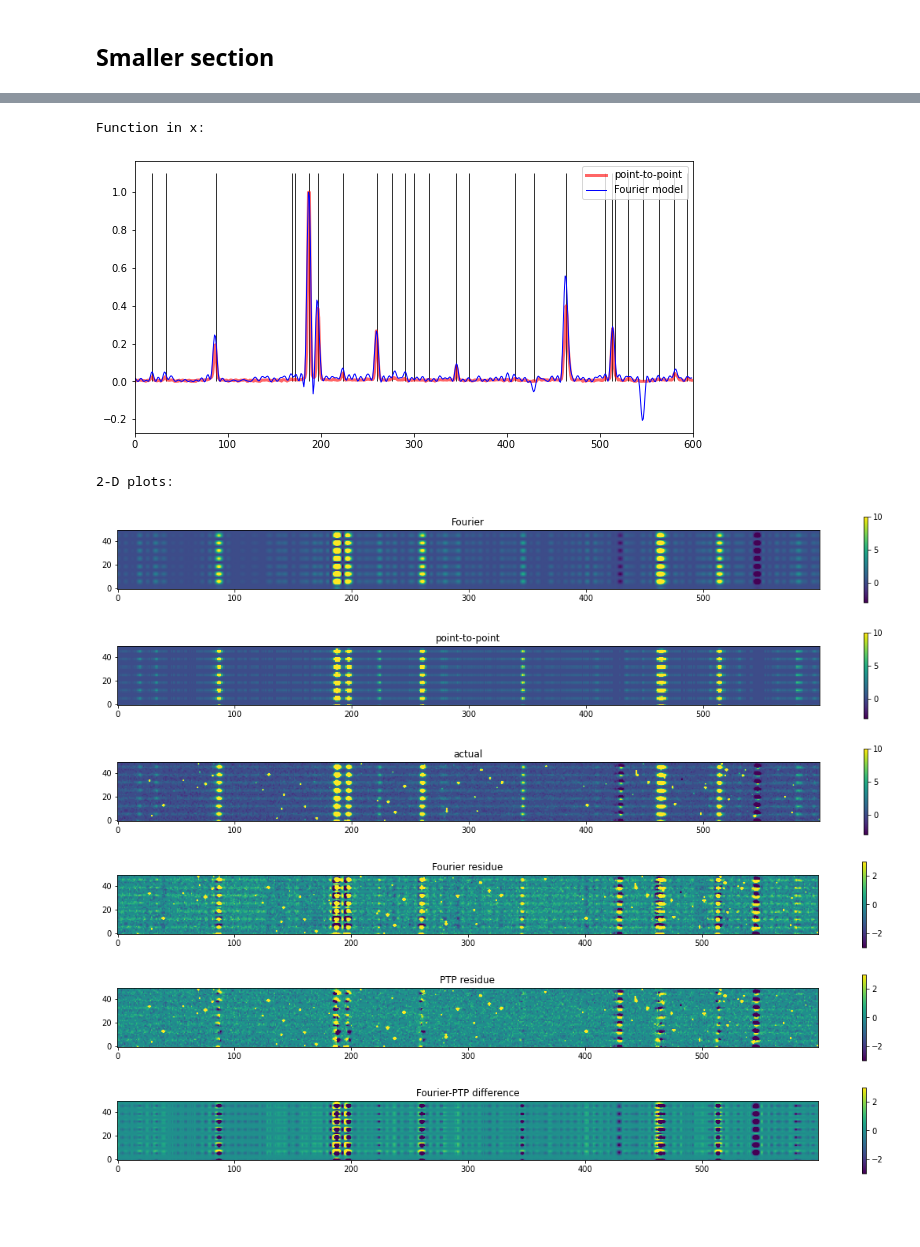
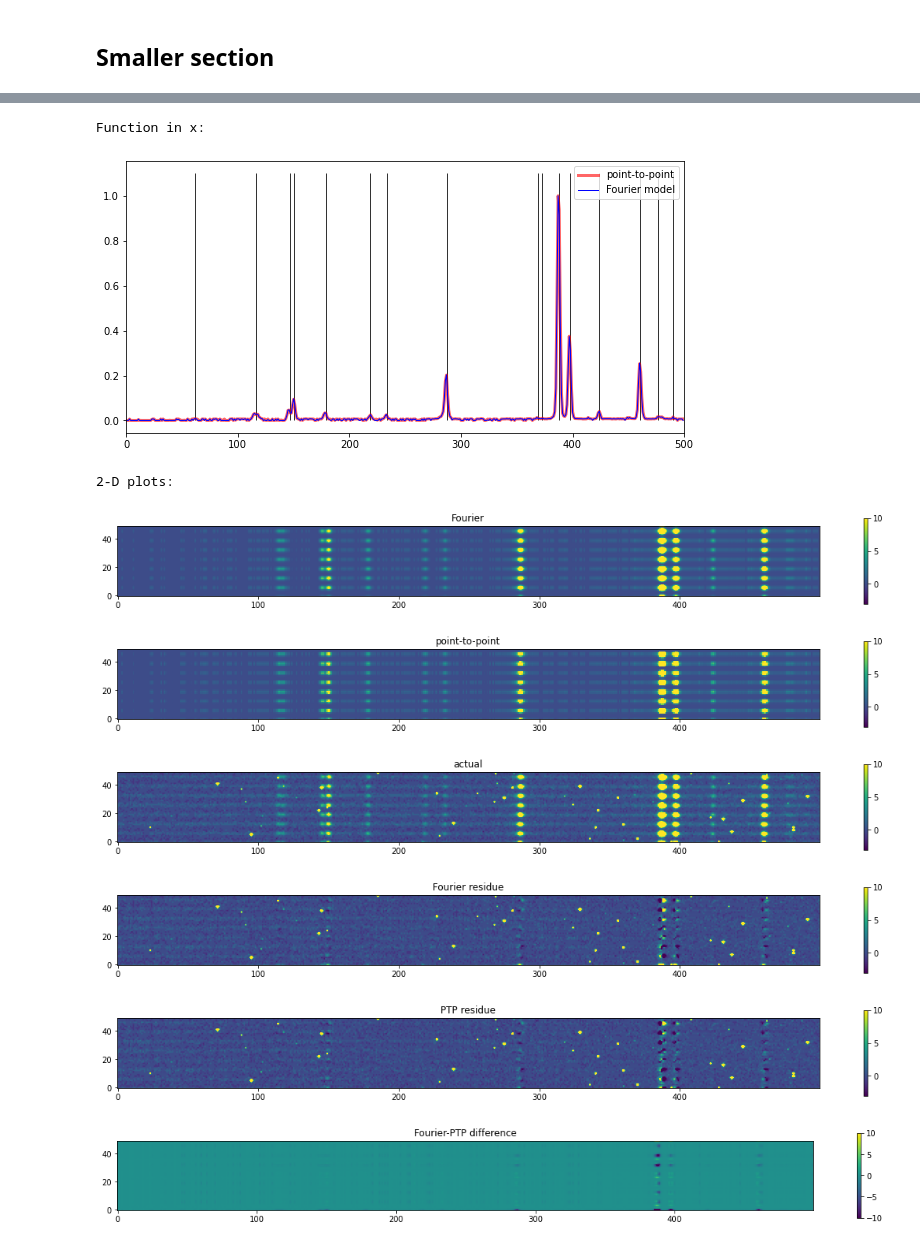
Before and after one commit to krlodeleon/spectro, a Jupyter notebook: testing_parametrized_outer_product.ipynb, the cells around one changed output, grey strips where cells are left out. Saved outputs shown, nothing was run; the diff lists cells and outputs as text; code cells hidden in the pictures; blank space fills up the shorter version.

```diff
--- a/testing_parametrized_outer_product.ipynb
+++ b/testing_parametrized_outer_product.ipynb
@@ -241,7 +247,7 @@ def minimize_ptp(data, init_guess, tol, n_it):
 # %%
 def fourier_design(x_array, n_freq):
     'In (column) list, cosines followed sines.'
-    assert 2*n_freq < len(x_array)
+#     assert 2*n_freq < len(x_array)
 
     L = np.max(x_array) - np.min(x_array)
     k0 = 2*np.pi/L
@@ -639,8 +667,8 @@ xpix_chipnum1 = [11.83,
 # %% [markdown]
 ## Smaller section
 # %%
-west_end = 1300
-east_end = 1900
+west_end = 1100
+east_end = 1600
 apogee_span = east_end - west_end
 
 data_actual = UNe_arc[0].data[1650:1700,west_end:east_end]
@@ -690,0 +719,26 @@ Time elapsed is 150.60824966430664. Iterations: 5.
+# %%
+### Fourier ###
+
+# Constructing grid points
+xs = np.arange(len(data_actual[0]))
+ys = np.arange(len(data_actual[:,0]))
+
+xxs, yys = np.meshgrid(xs,ys)
+xxs_flat = xxs.flatten()
+yys_flat = yys.flatten()
+
+# Uncomment for Fourier fit
+n_freq_x = int(len(data_actual[0])/2)
+n_freq_y = int(len(data_actual)/2)
+x_len = 2*n_freq_x - 1
+y_len = 2*n_freq_y - 1
+design_x = fourier_design(xxs_flat,n_freq_x)
+design_y = fourier_design(yys_flat,n_freq_y)
+
+initial_guess = np.zeros(y_len+x_len)
+initial_guess[0] = 1
+initial_guess[y_len] = 1
+
+initial_guess = np.ones(x_len + y_len)
+
+guess = minimize_pics_lstsq(data_actual, design_x, design_y, initial_guess, 20, y_len)
@@ -691,5 +761,5 @@ Time elapsed is 150.60824966430664. Iterations: 5.
 # %%
 ### PTP minimization ###
 initial_guess = np.ones(len(data_actual) + len(data_actual[0]))
-y_model, x_model = minimize_ptp(data_actual, initial_guess, 0.0000000001, 5)
+y_model, x_model = minimize_ptp(data_actual, initial_guess, 0.0000000001, 20)
 # %% [output]
@@ -722,6 +792,8 @@ x_hat = np.matmul(design_x_test,guess[1])
 
 minv = -3
 maxv = 10
+minv_res = -3
+maxv_res = 10
 cbar_shrink = 0.1
 sizefig = (20,20)
 
@@ -741,40 +813,40 @@ plt.title('point-to-point')
 plt.savefig('model_ptp.png')
 plt.show()
 
 plt.figure(figsize=sizefig)
 plt.imshow(data_actual, vmin=minv, vmax=maxv, origin='lower')
 plt.colorbar(shrink=cbar_shrink)
 plt.title('actual')
 plt.savefig('actual.png')
 plt.show()
 
 plt.figure(figsize=sizefig)
-plt.imshow(data_actual - data_model_fourier, vmax=3, vmin=-3, origin='lower')
+plt.imshow(data_actual - data_model_fourier, vmax=maxv_res, vmin=minv_res, origin='lower')
 plt.colorbar(shrink=cbar_shrink)
 plt.title('Fourier residue')
 plt.savefig('res_fourier.png')
 plt.show()
 
 plt.figure(figsize=sizefig)
-plt.imshow(data_actual - data_model_ptp, vmax=3, vmin=-3, origin='lower')
+plt.imshow(data_actual - data_model_ptp, vmax=maxv_res, vmin=minv_res, origin='lower')
 plt.colorbar(shrink=cbar_shrink)
 plt.title('PTP residue')
 plt.savefig('res_ptp.png')
 plt.show()
 
 plt.figure(figsize=sizefig)
-plt.imshow(data_model_fourier - data_model_ptp, vmax=3, vmin=-3, origin='lower')
+plt.imshow(data_model_fourier - data_model_ptp, vmax=10, vmin=-10, origin='lower')
 plt.colorbar(shrink=cbar_shrink)
 plt.title('Fourier-PTP difference')
 plt.savefig('dif_fourier_ptp.png')
 plt.show()
 # %% [output]
 Function in x:
-[figure, old version]
+[figure, new version]
 2-D plots:
-[figure, old version]
+[figure, new version]
-[figure, old version]
+[figure, new version]
-[figure, old version]
+[figure, new version]
-[figure, old version]
+[figure, new version]
-[figure, old version]
+[figure, new version]
-[figure, old version]
+[figure, new version]
```
Also changed, not shown: parts of 23 cells of this notebook.
